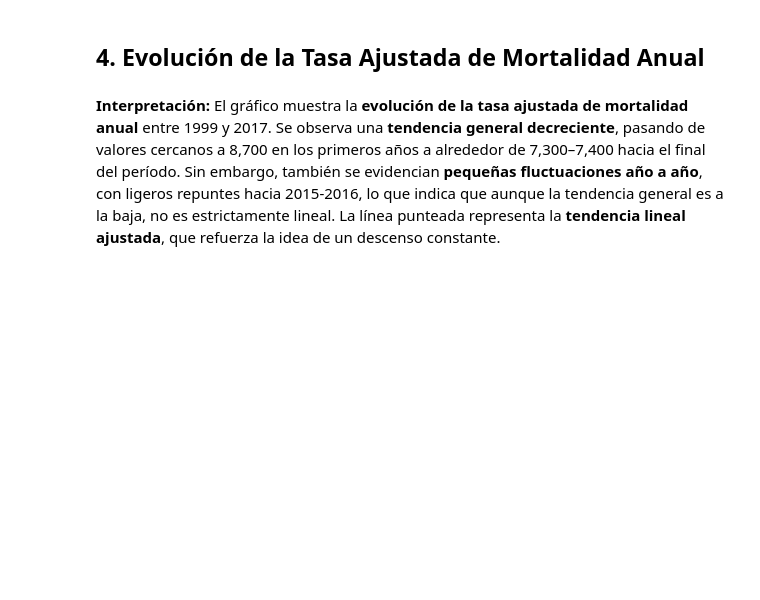
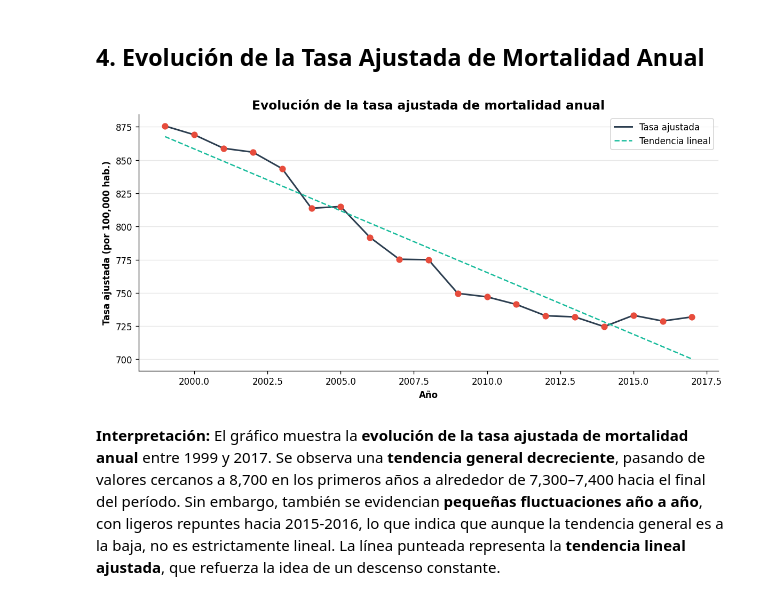
Before and after one commit to cantluis1/mortalidad-usa-analisis, a Jupyter notebook: Informe_Mortalidad_USA_v2.ipynb, the cells around one changed output. Drawn from its saved outputs; the diff is of its cells as text; code cells hidden in the pictures; blank space fills up the shorter version.

```diff
--- a/Informe_Mortalidad_USA_v2.ipynb
+++ b/Informe_Mortalidad_USA_v2.ipynb
@@ -218,28 +251,30 @@ plt.show()
 # %%
 from scipy import stats
 
-total_anual = datos[datos['causa'] == 'All causes'].sort_values('anio')
+total_anual = datos[datos['causa'] == 'All causes'].sort_values('año')
 
 fig, ax = plt.subplots(figsize=(10, 5))
-ax.plot(total_anual['anio'], total_anual['tasa_ajustada'],
+ax.plot(total_anual['año'], total_anual['tasa_ajustada'],
         color='#2C3E50', linewidth=1.8, label='Tasa ajustada')
-ax.scatter(total_anual['anio'], total_anual['tasa_ajustada'],
+ax.scatter(total_anual['año'], total_anual['tasa_ajustada'],
            color='#E74C3C', s=40, zorder=5)
 
 # Tendencia lineal (equivalente a geom_smooth lm)
-slope, intercept, *_ = stats.linregress(total_anual['anio'], total_anual['tasa_ajustada'])
+slope, intercept, *_ = stats.linregress(total_anual['año'], total_anual['tasa_ajustada'])
 x_fit = np.array([1999, 2017])
 ax.plot(x_fit, slope * x_fit + intercept,
         color='#18BC9C', linestyle='--', linewidth=1.5, label='Tendencia lineal')
 
 ax.yaxis.set_major_formatter(mticker.FuncFormatter(lambda x, _: f'{x:,.0f}'))
 ax.set_xlabel('Año', fontweight='bold')
 ax.set_ylabel('Tasa ajustada (por 100,000 hab.)', fontweight='bold')
 ax.set_title('Evolución de la tasa ajustada de mortalidad anual', fontsize=14, fontweight='bold')
 ax.legend()
 ax.grid(axis='y', alpha=0.3)
 plt.tight_layout()
 plt.show()
+# %% [output]
+[figure, added]
 # %% [markdown]
 **Interpretación:** El gráfico muestra la **evolución de la tasa ajustada de mortalidad anual** entre 1999 y 2017. Se observa una **tendencia general decreciente**, pasando de valores cercanos a 8,700 en los primeros años a alrededor de 7,300–7,400 hacia el final del período. Sin embargo, también se evidencian **pequeñas fluctuaciones año a año**, con ligeros repuntes hacia 2015-2016, lo que indica que aunque la tendencia general es a la baja, no es estrictamente lineal. La línea punteada representa la **tendencia lineal ajustada**, que refuerza la idea de un descenso constante.
 # %% [markdown]
```
Also changed, not shown: parts of 20 cells of this notebook.
